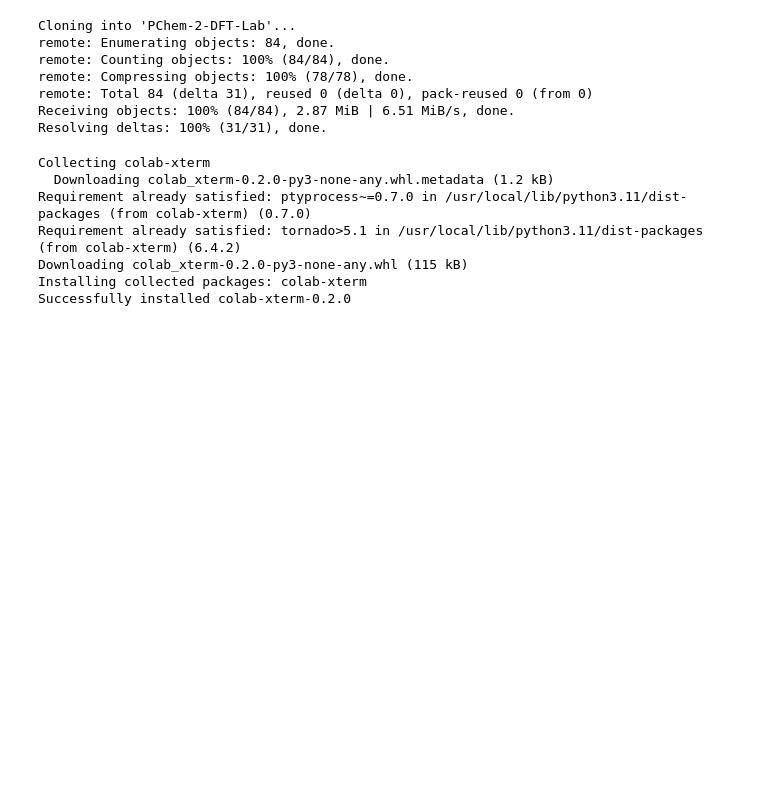
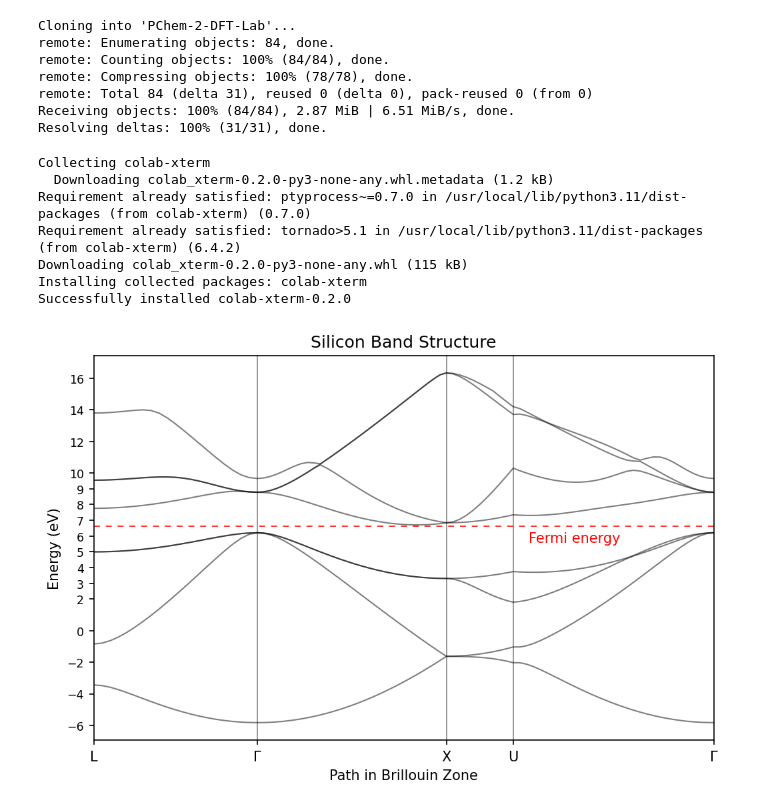
Before and after one commit to cristiansayers/PChem-2-DFT-Lab, a Jupyter notebook: .Quantum_Espresso_Setup.ipynb, the cells around one changed output. Saved outputs shown, nothing was run; the diff lists cells and outputs as text; code cells hidden in the pictures; blank space fills up the shorter version.

```diff
--- a/.Quantum_Espresso_Setup.ipynb
+++ b/.Quantum_Espresso_Setup.ipynb
@@ -46,3 +46,42 @@ Requirement already satisfied: tornado>5.1 in /usr/local/lib/python3.11/dist-pac
 Downloading colab_xterm-0.2.0-py3-none-any.whl (115 kB)
 Installing collected packages: colab-xterm
 Successfully installed colab-xterm-0.2.0
+# %%
+import matplotlib.pyplot as plt
+from matplotlib import rcParamsDefault
+import numpy as np
+%matplotlib inline
+
+plt.rcParams.update(rcParamsDefault)
+large = 22; med = 14; small = 10
+
+plt.rcParams["figure.dpi"]=150
+plt.rcParams["figure.facecolor"]="white"
+plt.rcParams["figure.figsize"]=(8, 5)
+
+data = np.loadtxt('espresso/src/silicon/si_bands.dat.gnu')
+
+k = np.unique(data[:, 0])
+bands = np.reshape(data[:, 1], (-1, len(k)))
+
+for band in range(len(bands)):
+    plt.plot(k, bands[band, :], linewidth=1, alpha=0.5, color='k')
+plt.xlim(min(k), max(k))
+
+# Fermi energy
+plt.axhline(6.6416, linestyle=(0, (5, 5)), linewidth=0.85, color='red', alpha=0.9)
+# High symmetry k-points (check bands_pp.out)
+plt.axvline(0.8660, linewidth=0.75, color='k', alpha=0.5)
+plt.axvline(1.8660, linewidth=0.75, color='k', alpha=0.5)
+plt.axvline(2.2196, linewidth=0.75, color='k', alpha=0.5)
+# text labels
+plt.xticks(ticks= [0, 0.8660, 1.8660, 2.2196, 3.2802], \
+           labels=['L', '$\Gamma$', 'X', 'U', '$\Gamma$'])
+plt.ylabel("Energy (eV)")
+plt.yticks(ticks=[-6,-4,-2,0,2,3,4,5,6,7,8,9,10,12,14,16], fontsize='small' )
+plt.title("Silicon Band Structure")
+plt.xlabel("Path in Brillouin Zone")
+plt.text(2.3, 5.6, 'Fermi energy', fontsize= small, color='red')
+plt.show()
+# %% [output]
+[figure, added]
```
Also changed, not shown: parts of 3 cells of this notebook.
